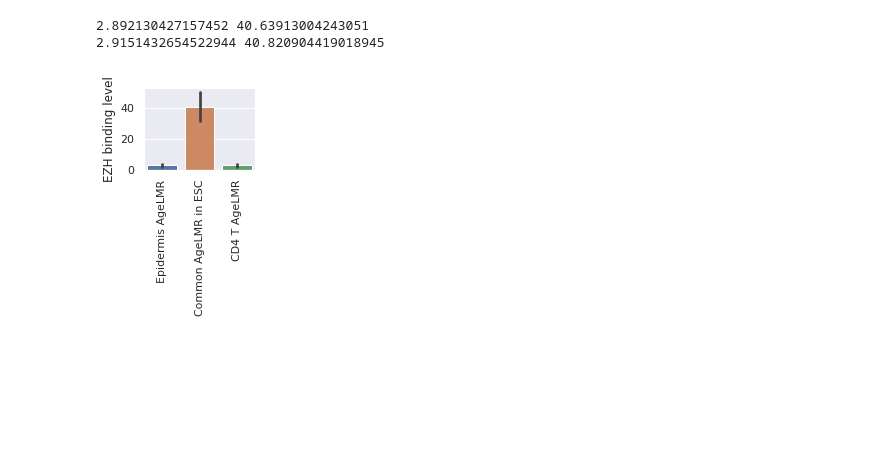
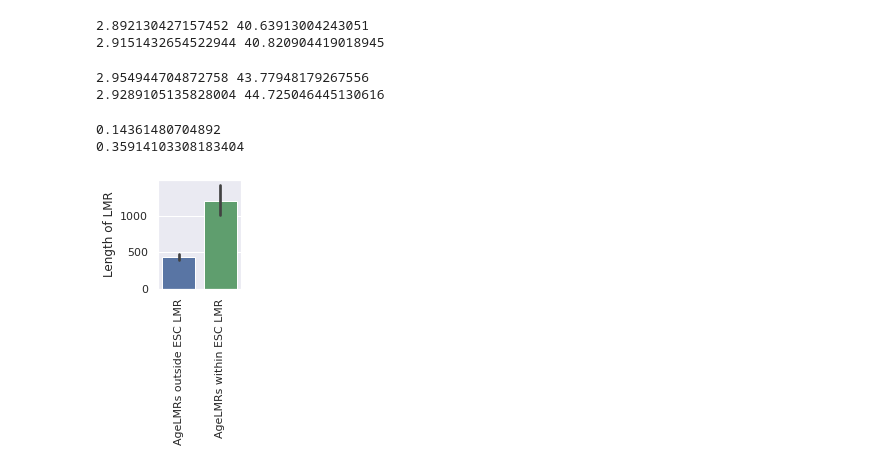
Before and after one commit to moqri/emi, a Jupyter notebook: 02 com.ipynb, the cells around one changed output. Saved outputs shown, nothing was run; the diff lists cells and outputs as text; code cells hidden in the pictures; blank space fills up the shorter version.

```diff
--- a/02 com.ipynb
+++ b/02 com.ipynb
@@ -160,8 +132,8 @@ st=cu['s'][cu['s']['tu']>0]
 bs=[]
 for i,r in ts.iterrows():
     bs.append(bw.stats(r['ch'],int(r['b']),int(r['e']),'max')[0])
-ts['ez']=bs
+ts['EZH2']=bs
 bs=[]
 for i,r in st.iterrows():
     bs.append(bw.stats(r['ch'],int(r['b']),int(r['e']),'max')[0])
-st['ez']=bs
+st['EZH2']=bs
@@ -170 +140,12 @@ st['ez']=bs
+# %%
+bw=source+'ENCFF609MMJ.bigWig'
+bw=pyBigWig.open(bw)
+bs=[]
+for i,r in ts.iterrows():
+    bs.append(bw.stats(r['ch'],int(r['b']),int(r['e']),'max')[0])
+ts['SUZ12']=bs
+bs=[]
+for i,r in st.iterrows():
+    bs.append(bw.stats(r['ch'],int(r['b']),int(r['e']),'max')[0])
+st['SUZ12']=bs
 # %%
@@ -173,17 +154,26 @@ print(st[st.tuh==0].ez.mean(),st[st.tuh>0].ez.mean())
 # %% [output]
 2.892130427157452 40.63913004243051
 2.9151432654522944 40.820904419018945
-# %%
-ts['suhb']=ts['suh']>0
-st['tuhb']=st['tuh']>0
+# %%
+print(ts[ts.suh==0].SUZ12.mean(),ts[ts.suh>0].SUZ12.mean())
+print(st[st.tuh==0].SUZ12.mean(),st[st.tuh>0].SUZ12.mean())
+# %% [output]
+2.954944704872758 43.77948179267556
+2.9289105135828004 44.725046445130616
+# %%
+print(ts.rd.sum()/cu['t'].rd.sum())
+print(st.rd.sum()/cu['s'].rd.sum())
+# %% [output]
+0.14361480704892
+0.35914103308183404
 # %%
-sns.set(rc={'figure.figsize':(2,1.5)})
-tst=ts.append(st[~st.tuhb])
-tst.loc[tst.tuhb==False,'group']='CD4 T AgeLMR'
-tst.loc[tst.suhb==False,'group']='Epidermis AgeLMR'
-tst=tst.fillna('Common AgeLMR in ESC')
-ax=sns.barplot(data=tst[['group','ez']],x='group',y='ez')
-ax.set(xlabel='',ylabel='EZH binding level');
-plt.xticks(rotation=90);
+ts.loc[ts.suh>0,'group']='AgeLMRs within ESC LMR'
+ts.loc[ts.suh==0,'group']='AgeLMRs outside ESC LMR'
-# %% [output]
-[figure, removed]
+# %%
+sns.set(rc={'figure.figsize':(1.5,2)})
+pl=ts[['group','d']]
+ax=sns.barplot(data=pl,x='group',y='d',palette=sns.color_palette(['b','g','y']))
+ax.set(xlabel='',ylabel='Length of LMR');
+plt.xticks(rotation=90);
+# %% [output]
+[figure, added]
```
Also changed, not shown: parts of 30 cells of this notebook, 5 other files.
